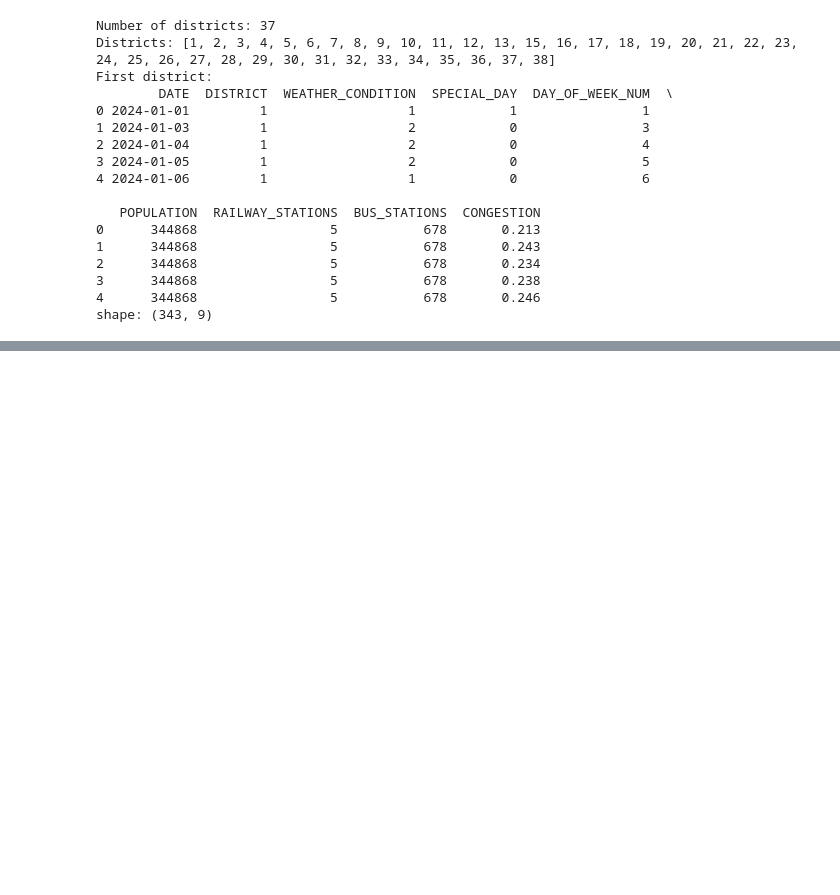
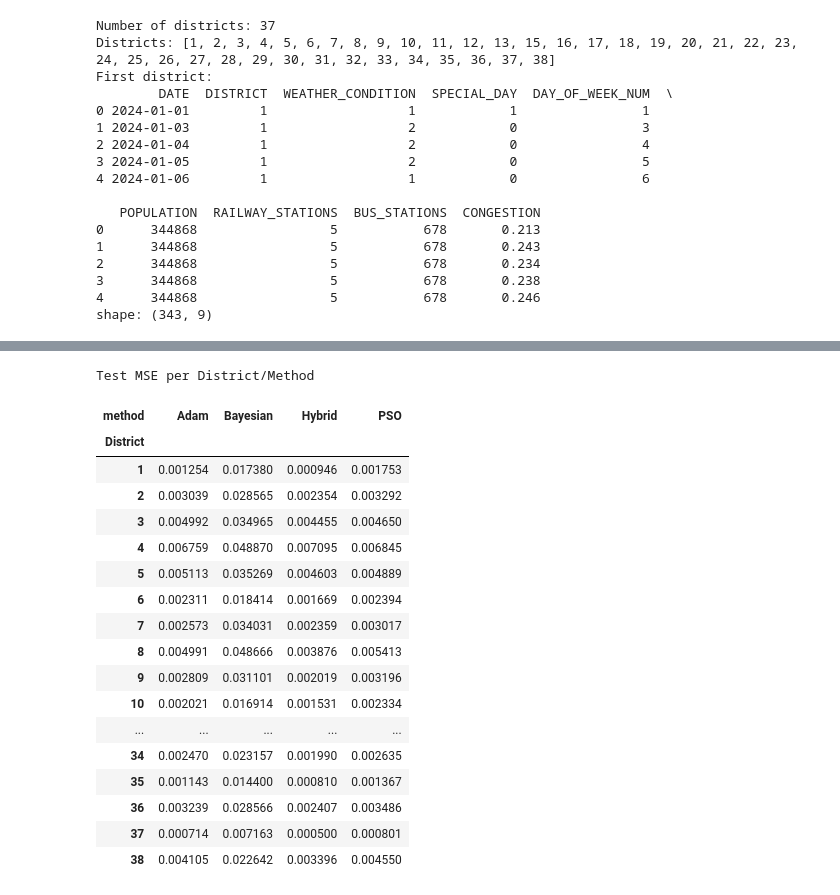
Before and after one commit to omerzzeybek9/Traffic-Congestion-Prediction-Optimization, a Jupyter notebook: main_pso.ipynb, the cells around one changed output, grey strips where cells are left out. Saved outputs shown, nothing was run; the diff lists cells and outputs as text; code cells hidden in the pictures; blank space fills up the shorter version.

```diff
--- a/main_pso.ipynb
+++ b/main_pso.ipynb
@@ -648,0 +671,23 @@ plt.show()
+# %%
+display(df_all.pivot_table(index="District", columns="method", values="test_mse")
+    .style.background_gradient(cmap="YlOrBr").set_caption("Test MSE per District/Method"))
+# %% [output]
+Test MSE per District/Method
+| method | Adam | Bayesian | Hybrid | PSO |
+| District |  |  |  |  |
+| 1 | 0.001254 | 0.017380 | 0.000946 | 0.001753 |
+| 2 | 0.003039 | 0.028565 | 0.002354 | 0.003292 |
+| 3 | 0.004992 | 0.034965 | 0.004455 | 0.004650 |
+| 4 | 0.006759 | 0.048870 | 0.007095 | 0.006845 |
+| 5 | 0.005113 | 0.035269 | 0.004603 | 0.004889 |
+| 6 | 0.002311 | 0.018414 | 0.001669 | 0.002394 |
+| 7 | 0.002573 | 0.034031 | 0.002359 | 0.003017 |
+| 8 | 0.004991 | 0.048666 | 0.003876 | 0.005413 |
+| 9 | 0.002809 | 0.031101 | 0.002019 | 0.003196 |
+| 10 | 0.002021 | 0.016914 | 0.001531 | 0.002334 |
+| ... | ... | ... | ... | ... |
+| 34 | 0.002470 | 0.023157 | 0.001990 | 0.002635 |
+| 35 | 0.001143 | 0.014400 | 0.000810 | 0.001367 |
+| 36 | 0.003239 | 0.028566 | 0.002407 | 0.003486 |
+| 37 | 0.000714 | 0.007163 | 0.000500 | 0.000801 |
+| 38 | 0.004105 | 0.022642 | 0.003396 | 0.004550 |
```
Also changed, not shown: parts of 12 cells of this notebook, 1 other file.
